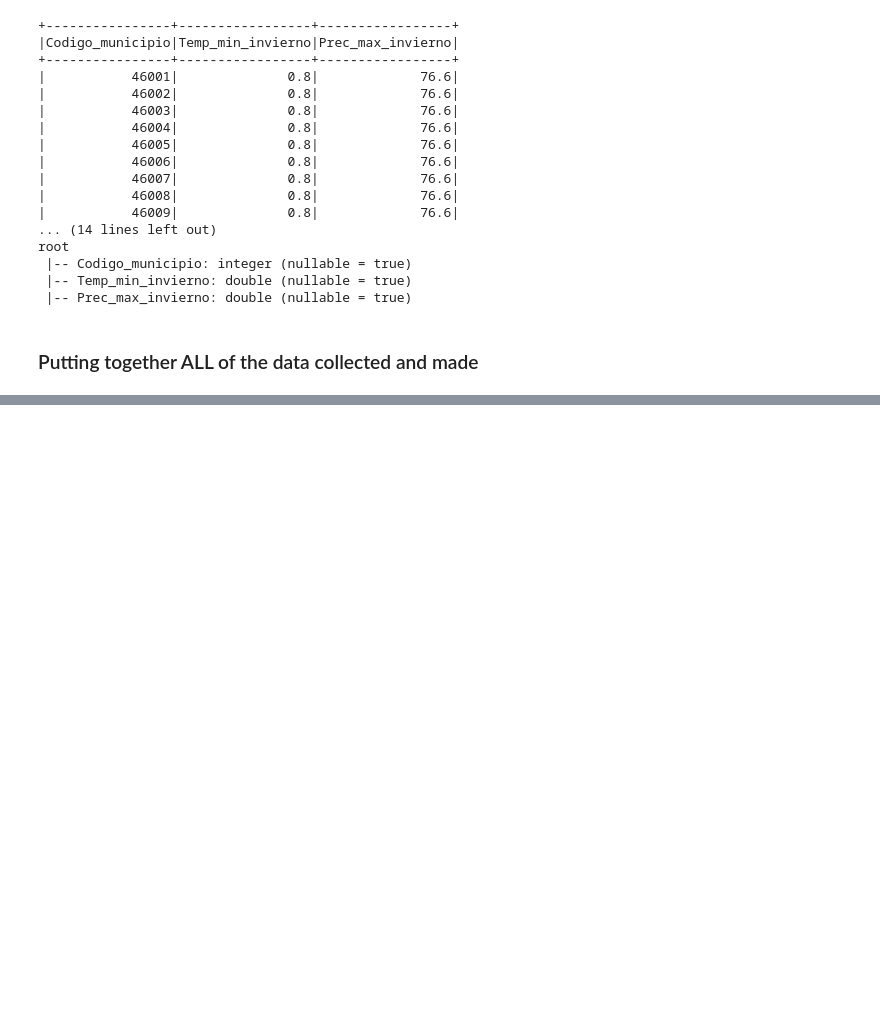
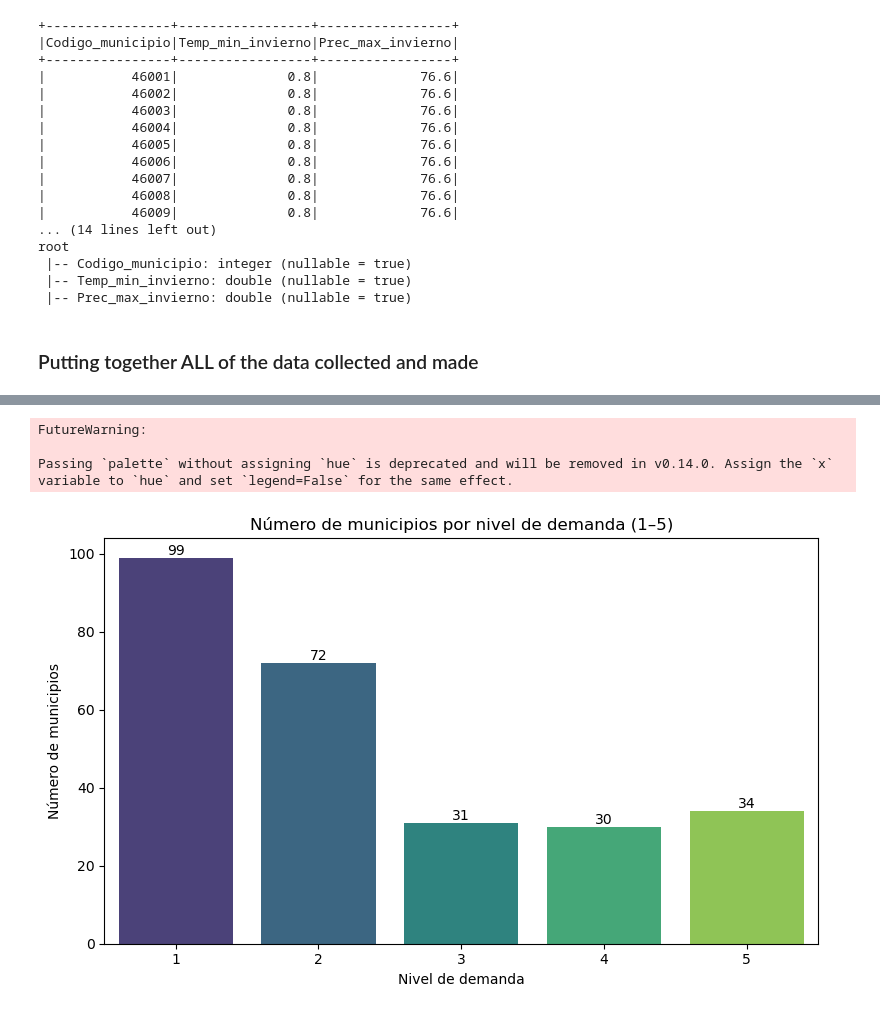
Before and after one commit to Maria-2703/Valencia_social, a Jupyter notebook: ETL.ipynb, the cells around one changed output, grey strips where cells are left out. Drawn from its saved outputs; the diff is of its cells as text; code cells hidden in the pictures; blank space fills up the shorter version.

Commit message:
final dataset with demand column

```diff
--- a/ETL.ipynb
+++ b/ETL.ipynb
@@ -540,7 +540,7 @@ df_social = df_social.select(
     "Paro_industria",
     "Paro_construccion",
     "Paro_servicios"
-)
+).orderBy("Codigo_municipio")
 
 df_social.show()
 df_social.printSchema()
@@ -565,3 +611,41 @@ df_social.printSchema()
+# %%
+import matplotlib.pyplot as plt
+import seaborn as sns
+
+# count municipios per demand level
+df_counts = (df_social.groupBy("demanda").count().orderBy("demanda"))
+pdf_counts = df_counts.toPandas()
+
+# plot the graph
+plt.figure(figsize=(8, 5))
+sns.barplot(
+    data=pdf_counts,
+    x="demanda",
+    y="count",
+    palette="viridis"
+)
+
+# labels
+for index, row in pdf_counts.iterrows():
+    plt.text(
+        x=index,
+        y=row["count"],
+        s=row["count"],
+        ha="center",
+        va="bottom"
+    )
+
+plt.title("Número de municipios por nivel de demanda (1–5)")
+plt.xlabel("Nivel de demanda")
+plt.ylabel("Número de municipios")
+plt.xticks([0,1,2,3,4], [1,2,3,4,5])
+plt.tight_layout()
+plt.show()
+# %% [output]
+FutureWarning:
+
+Passing `palette` without assigning `hue` is deprecated and will be removed in v0.14.0. Assign the `x` variable to `hue` and set `legend=False` for the same effect.
+[figure, added]
 # %%
 # export final csv
 df_social.coalesce(1).write.csv(
```
Also changed, not shown: parts of 3 cells of this notebook, 1 other file.
